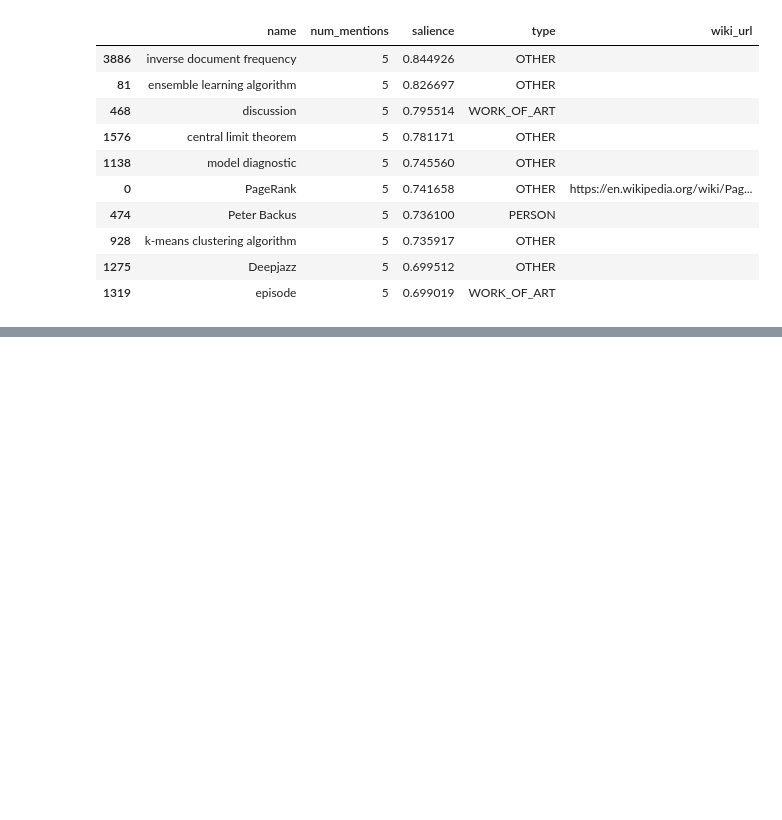
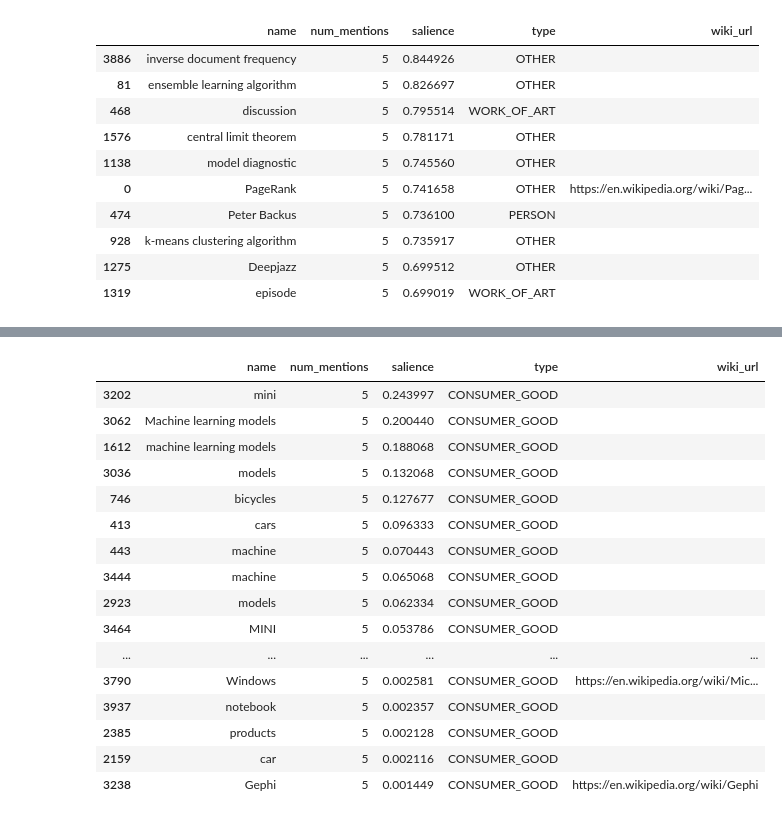
Before and after one commit to data-skeptic/blog, a Jupyter notebook: tools-and-techniques/2017/google-cloud-natural-language-api.ipynb, the cells around one changed output, grey strips where cells are left out. Cells and saved outputs as stored; diff of their text form; code cells hidden in the pictures; blank space fills up the shorter version.

```diff
--- a/tools-and-techniques/2017/google-cloud-natural-language-api.ipynb
+++ b/tools-and-techniques/2017/google-cloud-natural-language-api.ipynb
@@ -213,0 +250,20 @@ df.tail(10)
+# %%
+df[df['type']=='CONSUMER_GOOD']
+# %% [output]
+|  | name | num_mentions | salience | type | wiki_url |
+| 3202 | mini | 5 | 0.243997 | CONSUMER_GOOD |  |
+| 3062 | Machine learning models | 5 | 0.200440 | CONSUMER_GOOD |  |
+| 1612 | machine learning models | 5 | 0.188068 | CONSUMER_GOOD |  |
+| 3036 | models | 5 | 0.132068 | CONSUMER_GOOD |  |
+| 746 | bicycles | 5 | 0.127677 | CONSUMER_GOOD |  |
+| 413 | cars | 5 | 0.096333 | CONSUMER_GOOD |  |
+| 443 | machine | 5 | 0.070443 | CONSUMER_GOOD |  |
+| 3444 | machine | 5 | 0.065068 | CONSUMER_GOOD |  |
+| 2923 | models | 5 | 0.062334 | CONSUMER_GOOD |  |
+| 3464 | MINI | 5 | 0.053786 | CONSUMER_GOOD |  |
+| ... | ... | ... | ... | ... | ... |
+| 3790 | Windows | 5 | 0.002581 | CONSUMER_GOOD | https://en.wikipedia.org/wiki/Mic... |
+| 3937 | notebook | 5 | 0.002357 | CONSUMER_GOOD |  |
+| 2385 | products | 5 | 0.002128 | CONSUMER_GOOD |  |
+| 2159 | car | 5 | 0.002116 | CONSUMER_GOOD |  |
+| 3238 | Gephi | 5 | 0.001449 | CONSUMER_GOOD | https://en.wikipedia.org/wiki/Gephi |
```
Also changed, not shown: parts of 4 cells of this notebook.
